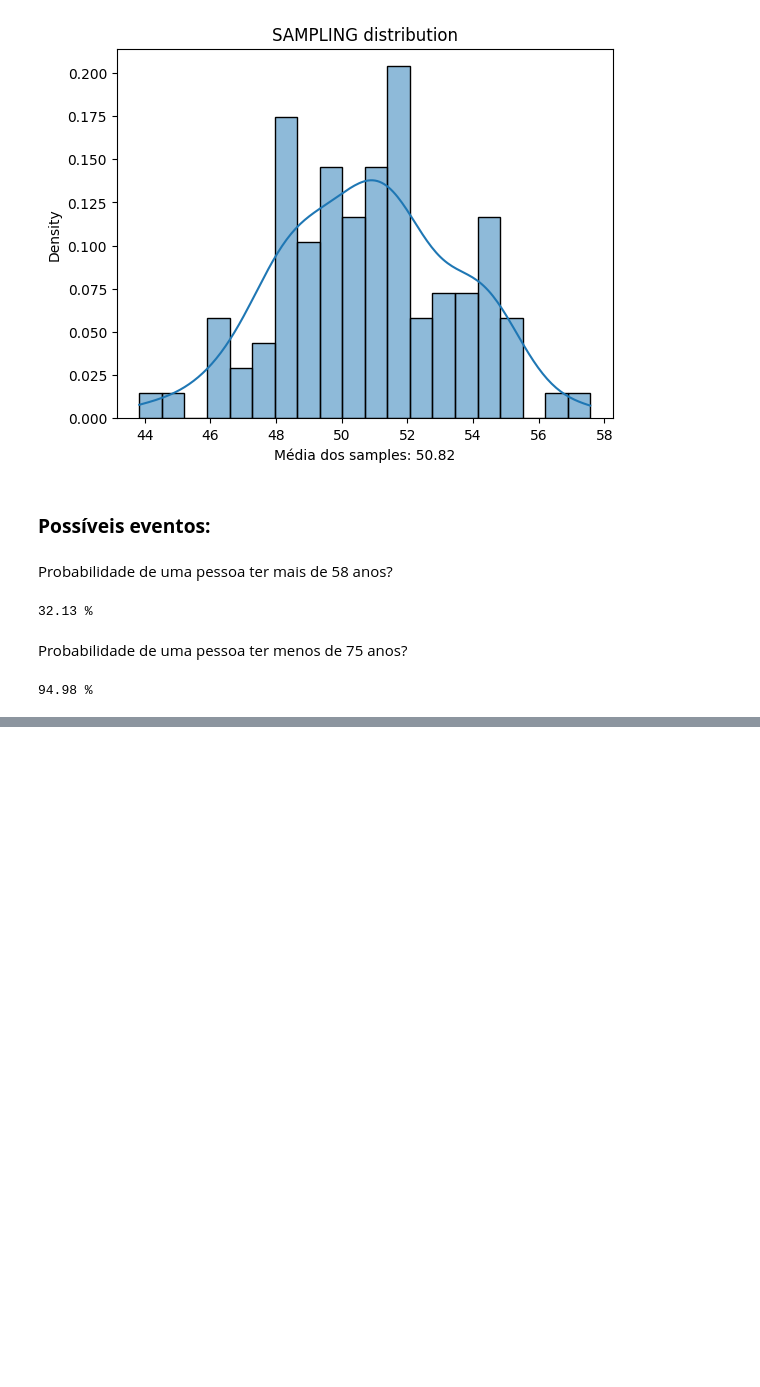
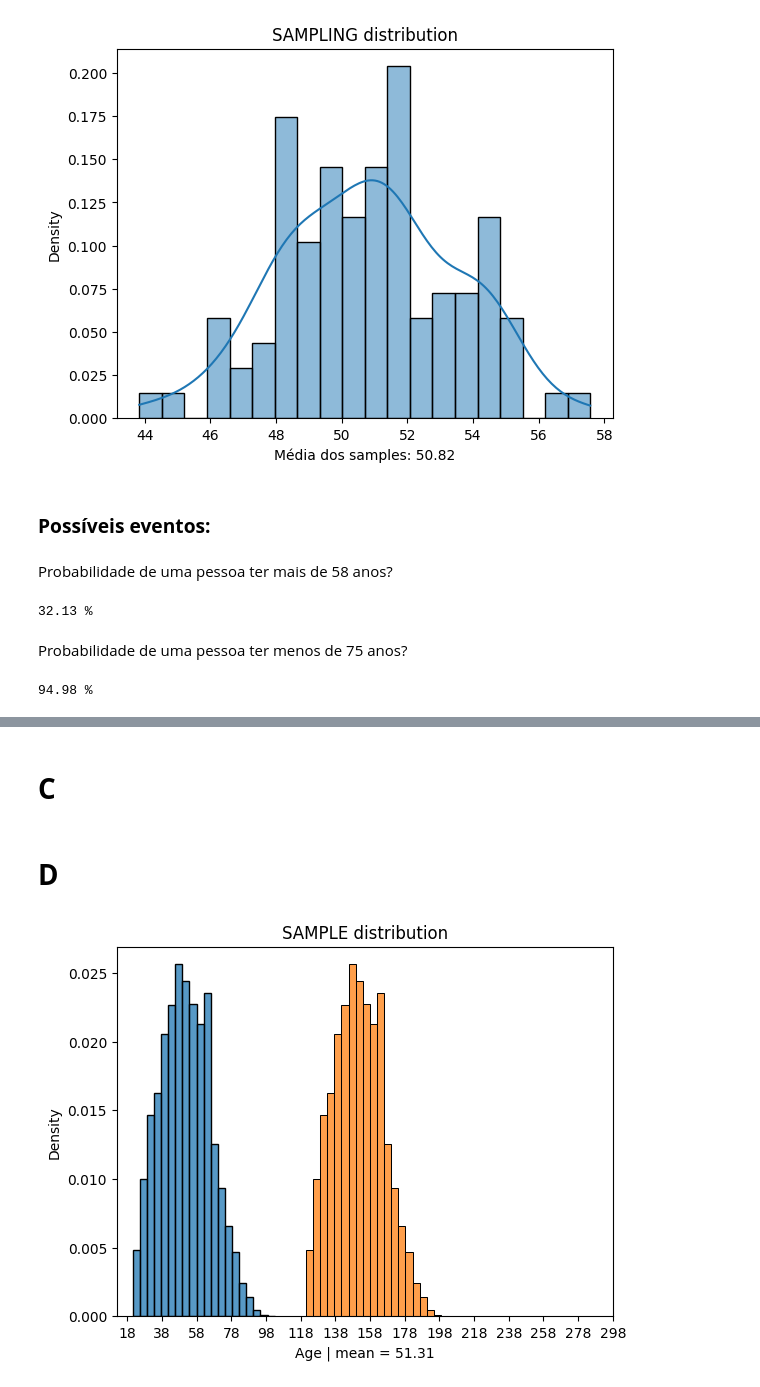
Before and after one commit to ectormgl/computational-intelligence, a Jupyter notebook: atv-3/ATV_3.ipynb, the cells around one changed output, grey strips where cells are left out. Cells and saved outputs as stored; diff of their text form; code cells hidden in the pictures; blank space fills up the shorter version.

```diff
--- a/atv-3/ATV_3.ipynb
+++ b/atv-3/ATV_3.ipynb
@@ -113,0 +155,15 @@ print(f'{(norm.cdf(z_score(X, media_populacao, desvio_populacao)))*100:.2f}', "%
+# %% [markdown]
+# **C**
+# %% [markdown]
+# **D**
+# %%
+dato=df['age']
+plt.Figure([20,5])
+plt.title("SAMPLE distribution")
+sns.histplot(dato, stat='density', bins=20)
+sns.histplot(dato+100, stat='density', bins=20)
+plt.xlabel(f'Age | mean = {dato.mean():.2f}')
+plt.xticks(np.arange(18, 300, 20))
+plt.show()
+# %% [output]
+[figure, added]
```
Also changed, not shown: parts of 6 cells of this notebook.
